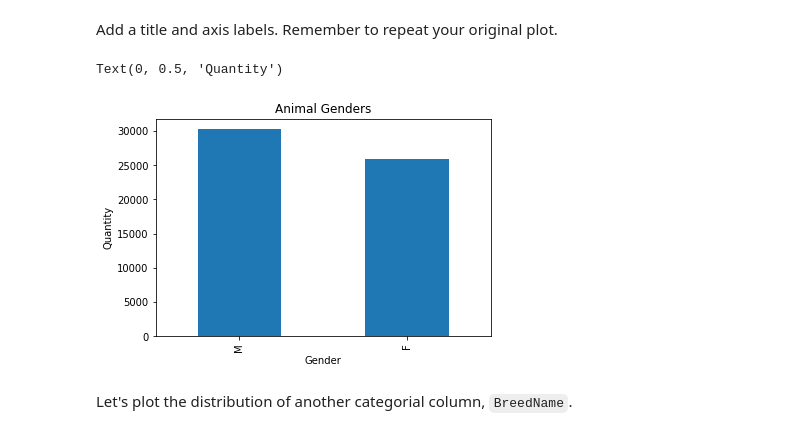
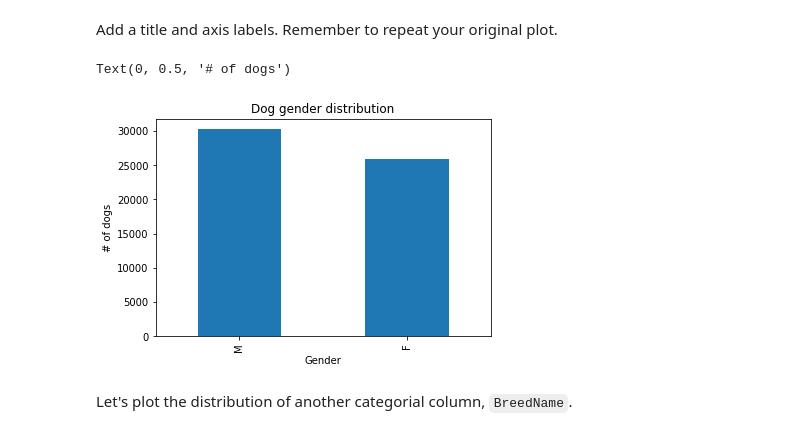
Before and after one commit to ed-biz23/data-sci-328, a Jupyter notebook: Lab 2 - Review of bar charts and filtering.ipynb, the cells around one changed output. Drawn from its saved outputs; the diff is of its cells as text; code cells hidden in the pictures.

```diff
--- a/Lab 2 - Review of bar charts and filtering.ipynb
+++ b/Lab 2 - Review of bar charts and filtering.ipynb
@@ -77,12 +75,12 @@ gender_counts.plot.bar()
 Add a title and axis labels.  Remember to repeat your original plot.
 # %%
 gender_counts.plot.bar()
-plt.title('Animal Genders')
+plt.title('Dog gender distribution')
 plt.xlabel('Gender')
-plt.ylabel('Quantity')
+plt.ylabel('# of dogs')
 # %% [output]
-Text(0, 0.5, 'Quantity')
+Text(0, 0.5, '# of dogs')
-[figure, old version]
+[figure, new version]
 # %% [markdown]
 Let's plot the distribution of another categorial column, `BreedName`.
 # %%
```
Also changed, not shown: parts of 9 cells of this notebook.
